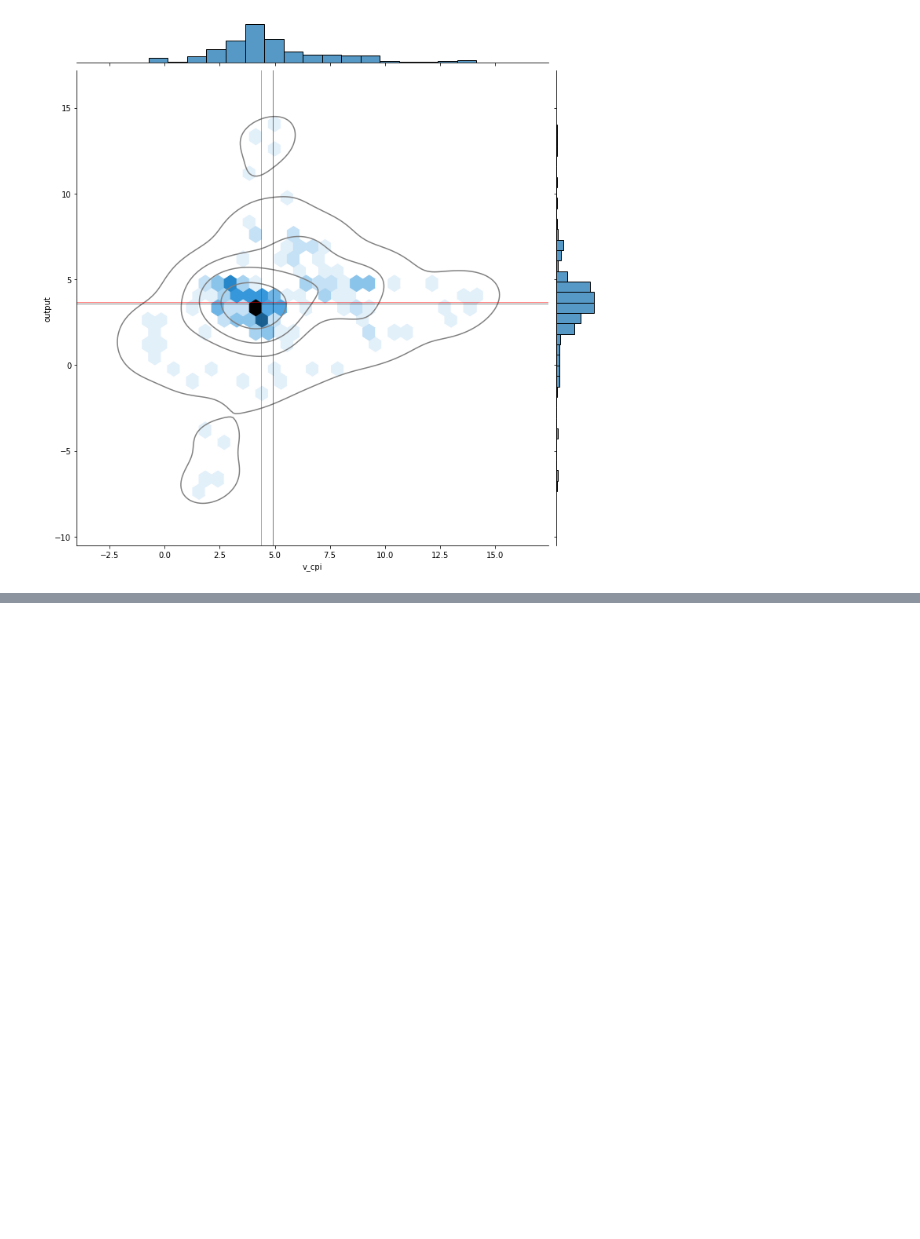
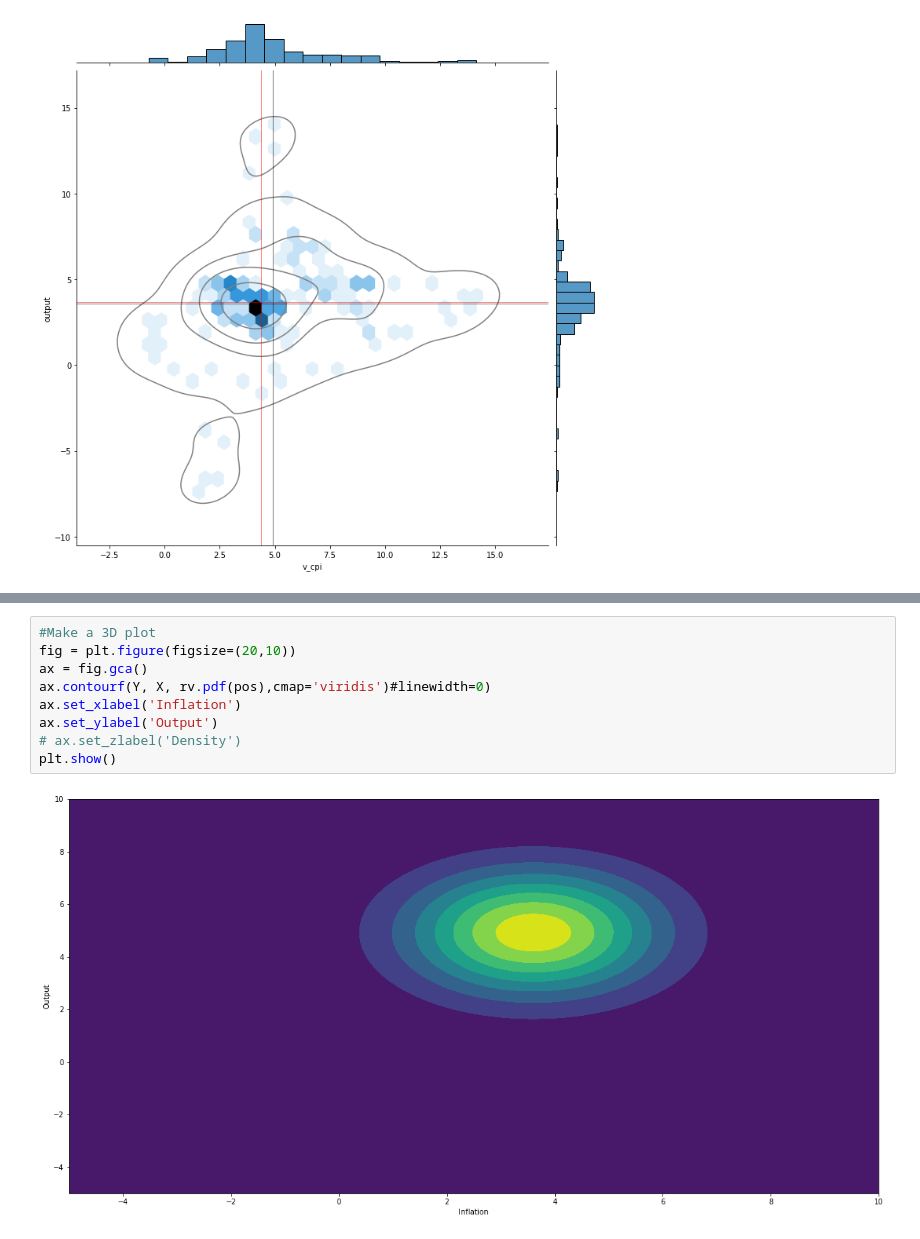
Before and after one commit to Marianojgm86/GARCH-CODES, a Jupyter notebook: statistical-analisys.ipynb, the cells around one changed output, grey strips where cells are left out. Drawn from its saved outputs; the diff is of its cells as text; blank space fills up the shorter version.

```diff
--- a/statistical-analisys.ipynb
+++ b/statistical-analisys.ipynb
@@ -435,0 +470,11 @@ plt.colorbar(h[3])
+# %%
+#Make a 3D plot
+fig = plt.figure(figsize=(20,10))
+ax = fig.gca()
+ax.contourf(Y, X, rv.pdf(pos),cmap='viridis')#linewidth=0)
+ax.set_xlabel('Inflation')
+ax.set_ylabel('Output')
+# ax.set_zlabel('Density')
+plt.show()
+# %% [output]
+[figure, added]
```
Also changed, not shown: parts of 7 cells of this notebook, 30 other files.
